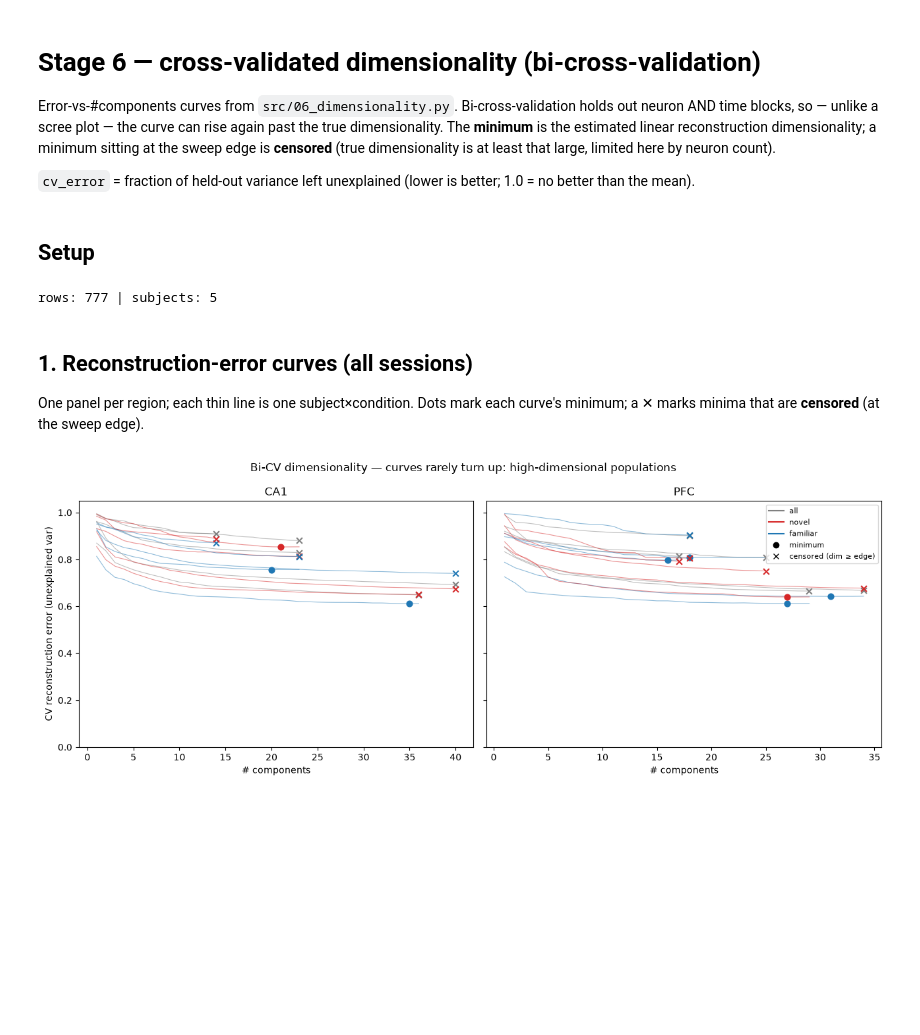
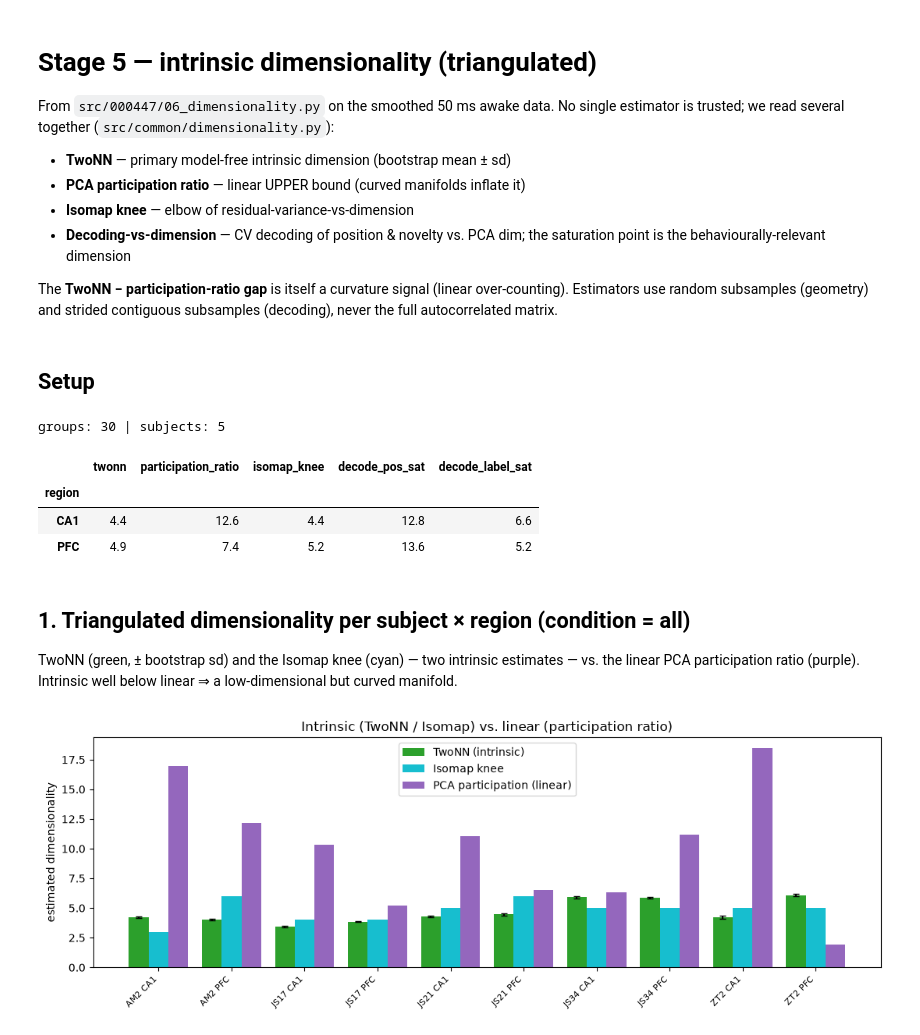
Before and after one commit to M-Proskurin/NeuroDataReHack, a Jupyter notebook: notebooks/000447/06_dimensionality.ipynb, the cells around one changed output. Drawn from its saved outputs; the diff is of its cells as text; code cells hidden in the pictures; blank space fills up the shorter version.

```diff
--- a/notebooks/000447/06_dimensionality.ipynb
+++ b/notebooks/000447/06_dimensionality.ipynb
@@ -1,14 +1,18 @@
 # %% [markdown]
-# Stage 6 — cross-validated dimensionality (bi-cross-validation)
+# Stage 5 — intrinsic dimensionality (triangulated)
 
-Error-vs-#components curves from `src/06_dimensionality.py`. Bi-cross-validation
-holds out neuron AND time blocks, so — unlike a scree plot — the curve can rise
-again past the true dimensionality. The **minimum** is the estimated linear
-reconstruction dimensionality; a minimum sitting at the sweep edge is **censored**
-(true dimensionality is at least that large, limited here by neuron count).
+From `src/000447/06_dimensionality.py` on the smoothed 50 ms awake data. No single
+estimator is trusted; we read several together (`src/common/dimensionality.py`):
 
-`cv_error` = fraction of held-out variance left unexplained (lower is better;
-1.0 = no better than the mean).
+- **TwoNN** — primary model-free intrinsic dimension (bootstrap mean ± sd)
+- **PCA participation ratio** — linear UPPER bound (curved manifolds inflate it)
+- **Isomap knee** — elbow of residual-variance-vs-dimension
+- **Decoding-vs-dimension** — CV decoding of position & novelty vs. PCA dim; the
+  saturation point is the behaviourally-relevant dimension
+
+The **TwoNN − participation-ratio gap** is itself a curvature signal (linear
+over-counting). Estimators use random subsamples (geometry) and strided
+contiguous subsamples (decoding), never the full autocorrelated matrix.
 # %% [markdown]
 ## Setup
 # %%
@@ -18,40 +22,39 @@ _root = next(p for p in [pathlib.Path.cwd(), *pathlib.Path.cwd().parents]
 for _d in ("common", "000447"):
     sys.path.insert(0, str(_root / "src" / _d))
 import numpy as np, pandas as pd, matplotlib.pyplot as plt
-from config import processed_dir, BIN_SIZE_S
+from config import processed_dir
 DATA_PROCESSED = processed_dir("000447")
-BIN_MS = int(BIN_SIZE_S * 1000)
 plt.rcParams["figure.dpi"] = 100
-COND_COLOR = {"all": "0.5", "novel": "tab:red", "familiar": "tab:blue"}
-df = pd.read_csv(DATA_PROCESSED / f"stage6_dimensionality_{BIN_MS}ms.csv")
-print("rows:", len(df), "| subjects:", df.subject.nunique())
+summ = pd.read_csv(DATA_PROCESSED / "stage5_dim_summary.csv")
+curves = pd.read_csv(DATA_PROCESSED / "stage5_dim_curves.csv")
+print("groups:", len(summ), "| subjects:", summ.subject.nunique())
+summ[summ.condition == "all"].groupby("region")[
+    ["twonn", "participation_ratio", "isomap_knee", "decode_pos_sat", "decode_label_sat"]
+].mean().round(1)
 # %% [output]
-rows: 777 | subjects: 5
+groups: 30 | subjects: 5
+|  | twonn | participation_ratio | isomap_knee | decode_pos_sat | decode_label_sat |
+| region |  |  |  |  |  |
+| CA1 | 4.4 | 12.6 | 4.4 | 12.8 | 6.6 |
+| PFC | 4.9 | 7.4 | 5.2 | 13.6 | 5.2 |
 # %% [markdown]
-## 1. Reconstruction-error curves (all sessions)
+## 1. Triangulated dimensionality per subject × region (condition = all)
 
-One panel per region; each thin line is one subject×condition. Dots mark each
-curve's minimum; a ✕ marks minima that are **censored** (at the sweep edge).
+TwoNN (green, ± bootstrap sd) and the Isomap knee (cyan) — two intrinsic
+estimates — vs. the linear PCA participation ratio (purple). Intrinsic well below
+linear ⇒ a low-dimensional but curved manifold.
 # %%
-fig, axes = plt.subplots(1, 2, figsize=(13, 5), sharey=True)
-for ax, region in zip(axes, ["CA1", "PFC"]):
-    sub = df[df.region == region]
-    for (s, c), g in sub.groupby(["subject", "condition"]):
-        g = g.sort_values("dim")
-        ax.plot(g.dim, g.cv_error, color=COND_COLOR[c], lw=0.8, alpha=0.5)
-        imin = g.cv_error.idxmin()
-        censored = bool(g.loc[imin, "censored"])
-        ax.scatter(g.loc[imin, "dim"], g.loc[imin, "cv_error"],
-                   marker="x" if censored else "o",
-                   color=COND_COLOR[c], s=40, zorder=3)
-    ax.set_title(region); ax.set_xlabel("# components"); ax.set_ylim(0, 1.05)
-axes[0].set_ylabel("CV reconstruction error (unexplained var)")
-handles = [plt.Line2D([0], [0], color=v, label=k) for k, v in COND_COLOR.items()]
-handles += [plt.Line2D([0], [0], marker="o", color="k", ls="", label="minimum"),
-            plt.Line2D([0], [0], marker="x", color="k", ls="", label="censored (dim ≥ edge)")]
-axes[1].legend(handles=handles, fontsize=8)
-fig.suptitle("Bi-CV dimensionality — curves rarely turn up: high-dimensional populations")
+a = summ[summ.condition == "all"].copy()
+a["label"] = a.subject.str.split("-").str[-1] + " " + a.region
+x = np.arange(len(a)); w = 0.27
+fig, ax = plt.subplots(figsize=(11, 4))
+ax.bar(x - w, a.twonn, w, yerr=a.twonn_sd, capsize=3, label="TwoNN (intrinsic)", color="tab:green")
+ax.bar(x, a.isomap_knee, w, label="Isomap knee", color="tab:cyan")
+ax.bar(x + w, a.participation_ratio, w, label="PCA participation (linear)", color="tab:purple")
+ax.set_xticks(x); ax.set_xticklabels(a.label, rotation=45, ha="right", fontsize=8)
+ax.set_ylabel("estimated dimensionality"); ax.legend()
+ax.set_title("Intrinsic (TwoNN / Isomap) vs. linear (participation ratio)")
 plt.tight_layout()
 # %% [output]
-[figure, old version]
+[figure, new version]
 # %% [markdown]
```
Also changed, not shown: parts of 5 cells of this notebook, 5 other files.
